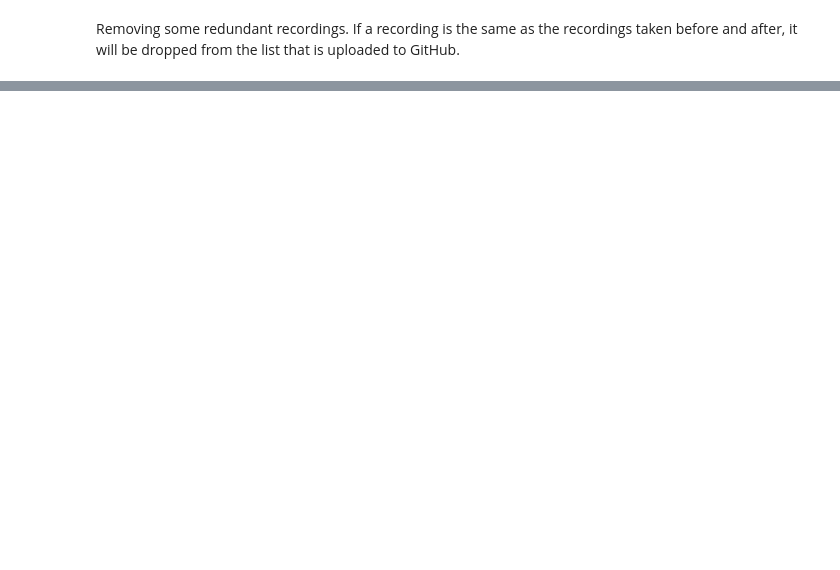
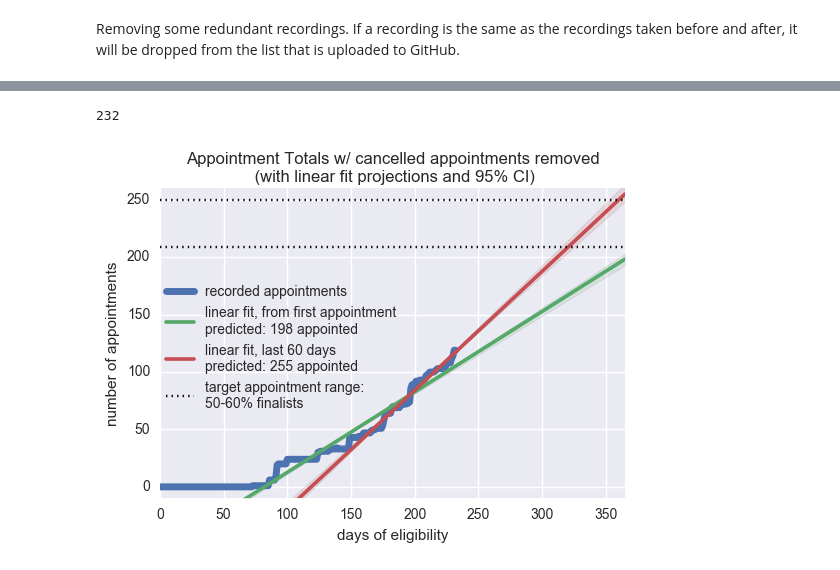
Before and after one commit to keklarup/PMF, a Jupyter notebook: Appointment_Rates_Github.ipynb, the cells around one changed output, grey strips where cells are left out. Drawn from its saved outputs; the diff is of its cells as text; code cells hidden in the pictures; blank space fills up the shorter version.

```diff
--- a/Appointment_Rates_Github.ipynb
+++ b/Appointment_Rates_Github.ipynb
@@ -86,0 +138,8 @@ df.to_csv('Appointments2017-GitHub.csv',index=False)
+# %%
+bsObj_table2=bsObj.find(id="divAppointed")
+bsObj_appointments=bsObj_table2.find_all('tr');
+df_appointments=pd.DataFrame(columns=['Agency/Sub-Agency','Class','Name','Start Date'])
+columns=list(df_appointments.columns)
+for x in range(0,len(bsObj_appointments)):
+    for y in range(0,len(df_appointments.columns)):
+        df_appointments.loc[x,columns[y]]=str(bsObj_appointments[x].find_all('td')[y]).replace('<td>','').replace('</td>','').replace('&amp;','and')
@@ -86,0 +167,39 @@ df.to_csv('Appointments2017-GitHub.csv',index=False)
+# %%
+df_rate.tail(1)['days'].values[0]
+# %% [output]
+232
+# %%
+df_rate2=pd.DataFrame();
+df_rate2['days']=range(0,df_rate.tail(1)['days'].values[0]+1);
+df_rate2['count']=0;
+for x in range(0,len(df_rate)):
+    df_rate2.loc[df_rate2.loc[:,'days']==df_rate.loc[x,'days'],'count']=df_rate.loc[x,'count'];
+for x in range(1, len(df_rate2)):
+    if df_rate2.loc[x,'count']==0:
+        df_rate2.loc[x,'count']=df_rate2.loc[x-1,'count']
+# %%
+plt.xlim([0,365])
+plt.plot(df_rate2['days'].values, df_rate2['count'].values,linewidth=5,
+         label='recorded appointments');
+i=df_rate2.loc[df_rate2.loc[:,'count']>0,'days'].values[0]
+z=np.polyfit(df_rate2['days'].values[i:], df_rate2['count'].values[i:], 1);
+p = np.poly1d(z);
+p1=sns.regplot(df_rate2['days'].values[i:], df_rate2['count'].values[i:],scatter=False,ci=95,order=1,
+            label='linear fit, from first appointment\npredicted: %s appointed'%(np.int(np.round(p(365)))))
+
+i=(df_rate2.tail(1)['days']-60).values[0]
+z=np.polyfit(df_rate2['days'].values[i:], df_rate2['count'].values[i:], 1);
+p = np.poly1d(z);
+p2=sns.regplot(df_rate2['days'].values[i:], df_rate2['count'].values[i:],scatter=False,ci=95,order=1,
+            label='linear fit, last 60 days\npredicted: %s appointed'%(np.int(np.round(p(365)))))
+plt.xlim([0,365])
+plt.ylim([-10,260])
+plt.axhline(417*.5,color='black',linestyle=':',label='target appointment range:\n50-60% finalists');
+plt.axhline(417*.6,color='black',linestyle=':');
+plt.legend(bbox_to_anchor=(.55, .75),loc=1,borderaxespad=1.);
+plt.xlabel('days of eligibility');
+plt.ylabel('number of appointments');
+plt.title('Appointment Totals w/ cancelled appointments removed\n (with linear fit projections and 95% CI)');
+plt.savefig('AppointmentProjections2017.png',bbox_inches='tight')
+# %% [output]
+[figure, added]
```
Also changed, not shown: parts of 24 cells of this notebook, 3 other files.
